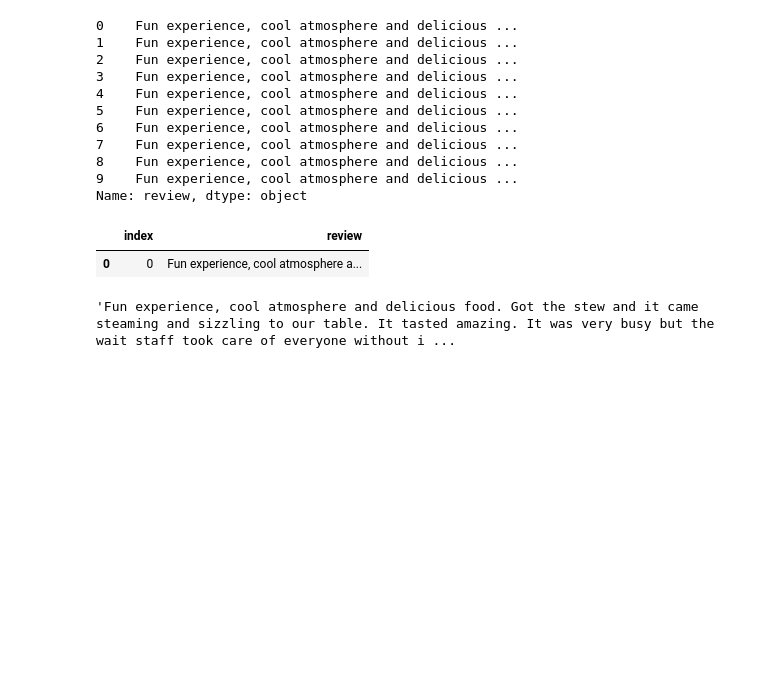
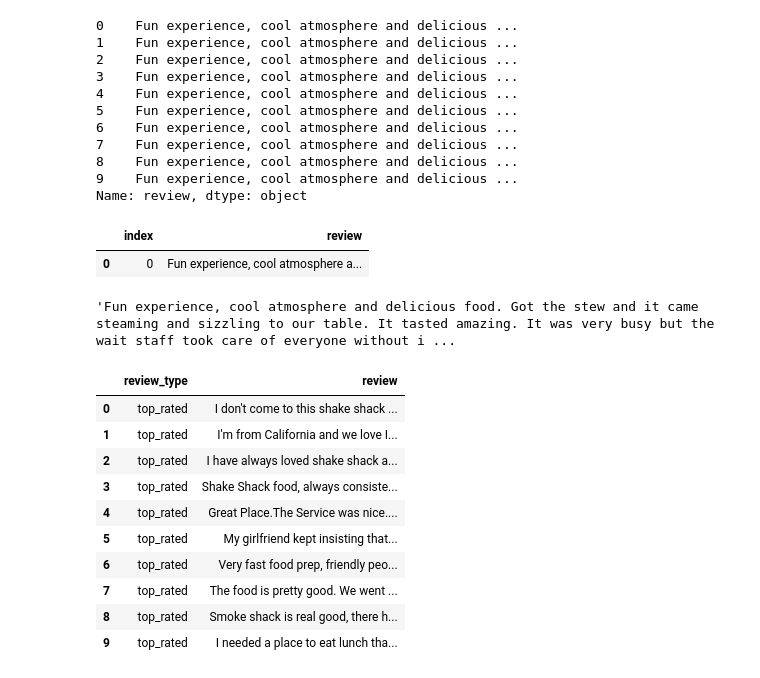
Before and after one commit to kayhanliao/DimSummary, a Jupyter notebook: data_engineering/yelp_api.ipynb, the cells around one changed output. Cells and saved outputs as stored; diff of their text form; code cells hidden in the pictures; blank space fills up the shorter version.

```diff
--- a/data_engineering/yelp_api.ipynb
+++ b/data_engineering/yelp_api.ipynb
@@ -660,0 +734,18 @@ test_text
+# %%
+url = 'https://api.yelp.com/v3/businesses/search'
+api_key = 'Bearer CrgilvjOJW-U-DnMiyFz_xypRqtVtfL_yekfgb4Kg5xNRWe1A83s2llrJ7RxnXYa0iqT8GwTCHJZKvYMHL7CmV1zJPe0D1_jWrH8W0bMxTtR6Ufksbg5REDVrSDbY3Yx'
+
+tool = YelpScraper(url, api_key)
+tool.search_single_restaurant(term='Shake Shack', cond='top rated',location='New York City')
+# %% [output]
+|  | review_type | review |
+| 0 | top_rated | I don't come to this shake shack ... |
+| 1 | top_rated | I'm from California and we love I... |
+| 2 | top_rated | I have always loved shake shack a... |
+| 3 | top_rated | Shake Shack food, always consiste... |
+| 4 | top_rated | Great Place.The Service was nice.... |
+| 5 | top_rated | My girlfriend kept insisting that... |
+| 6 | top_rated | Very fast food prep, friendly peo... |
+| 7 | top_rated | The food is pretty good. We went ... |
+| 8 | top_rated | Smoke shack is real good, there h... |
+| 9 | top_rated | I needed a place to eat lunch tha... |
```
Also changed, not shown: parts of 2 cells of this notebook, 3 other files.
